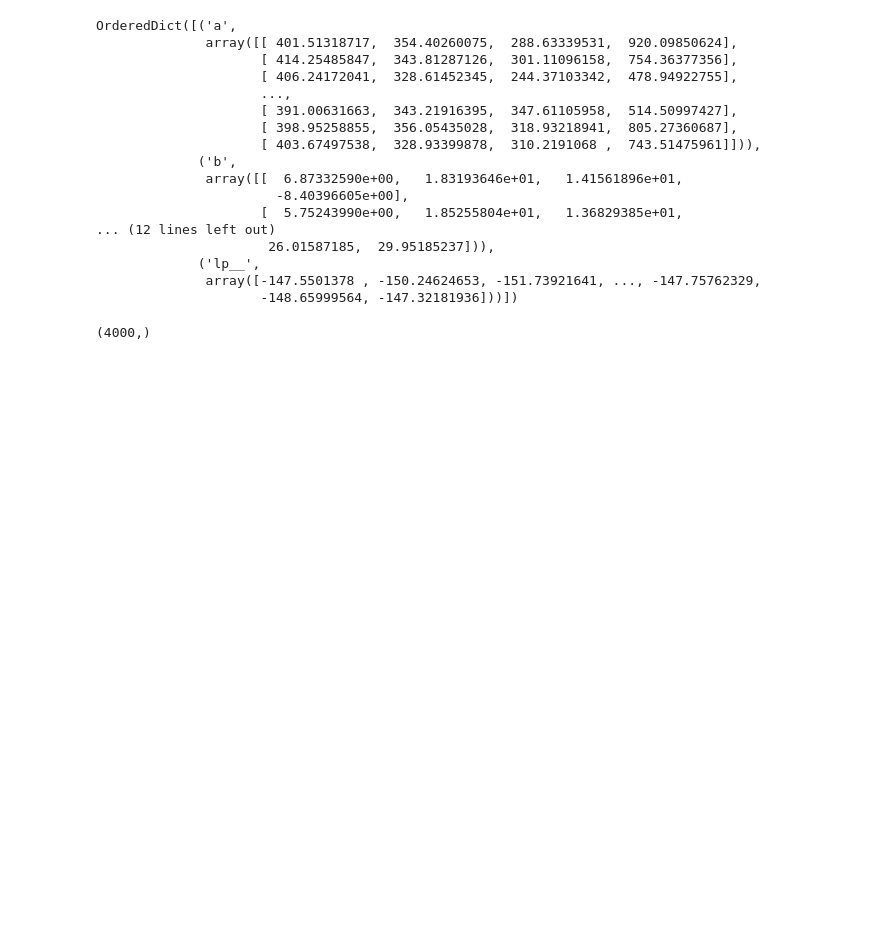
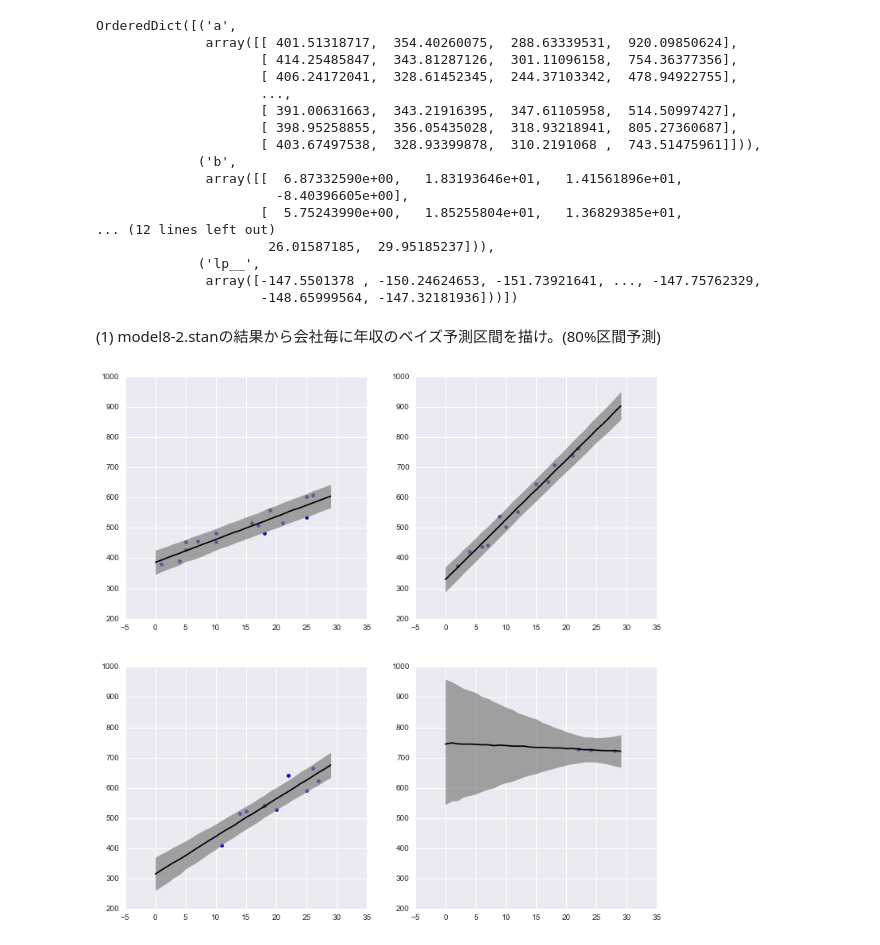
Before and after one commit to hmj/r-stan-stats-modeling-in-python, a Jupyter notebook: chap08/ohnishi/chapter8.ipynb, the cells around one changed output. Cells and saved outputs as stored; diff of their text form; code cells hidden in the pictures; blank space fills up the shorter version.

```diff
--- a/chap08/ohnishi/chapter8.ipynb
+++ b/chap08/ohnishi/chapter8.ipynb
@@ -493,15 +482,21 @@ sigma2 = ms2["s_Y"].T
 a3 = ms3["a"].T
 b3 = ms3["b"].T
 sigma3 = ms3["s_Y"].T
-# %%
-sigma2.shape
-# %% [output]
-(4000,)
+# %% [markdown]
+(1) model8-2.stanの結果から会社毎に年収のベイズ予測区間を描け。(80%区間予測)
 # %%
-# fig = plt.figure(figsize=(12,12))
-# X_new = np.arange(0, 30)
-# for i in range(4):
-#     ax = fig.add_subplot(2,2,i+1)
-#     df_tmp = df1[df1.KID == i+1]
-#     ax.plot(df_tmp.X, df_tmp.Y)
-#     a_tmp = a[i,:]
+fig = plt.figure(figsize=(12,12))
+X_new = np.arange(0, 30)
+for i in range(4):
+    if ax == None:
+        ax = fig.add_subplot(2,2,i+1)
+    else:
+        ax = fig.add_subplot(2,2,i+1,sharey=ax)
+    df_tmp = df1[df1.KID == i+1]
+    ax.scatter(df_tmp.X, df_tmp.Y)
+    y_new = a2[i,:] + b2[i,:] * X_new[:, np.newaxis]
+    y10, y50, y90 = np.percentile([np.random.normal(_y, sigma2, len(sigma2)) for _y in y_new], [10, 50, 90], axis=1)
+    ax.plot(X_new, y50, color="black")
+    ax.fill_between(X_new, y10, y90,color="gray", alpha=0.7)
+# %% [output]
+[figure, added]
```
Also changed, not shown: parts of 59 cells of this notebook, 3 other files.
